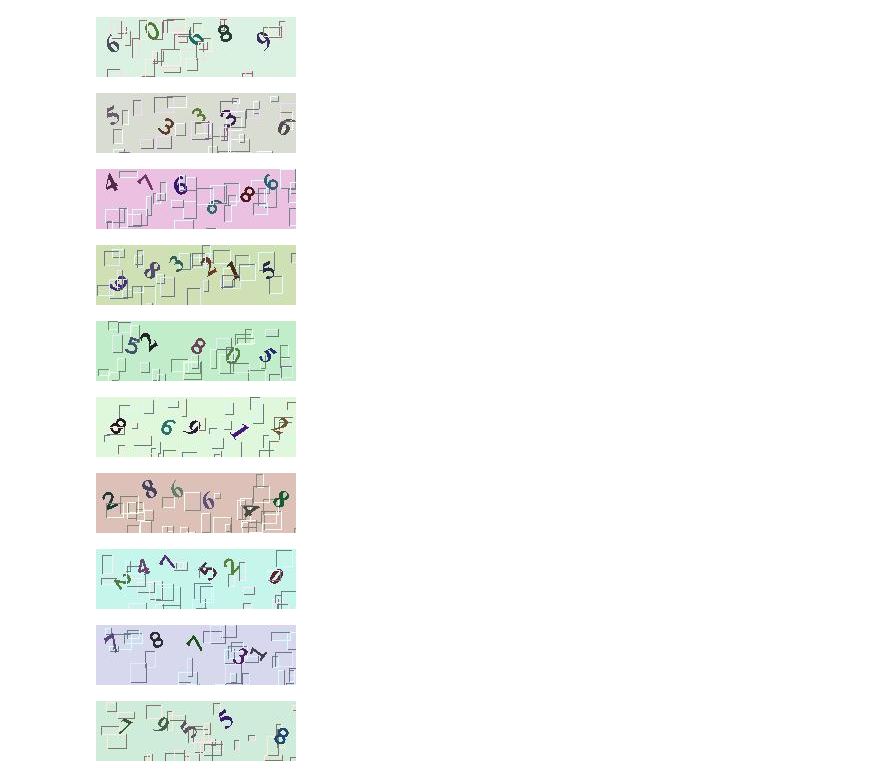
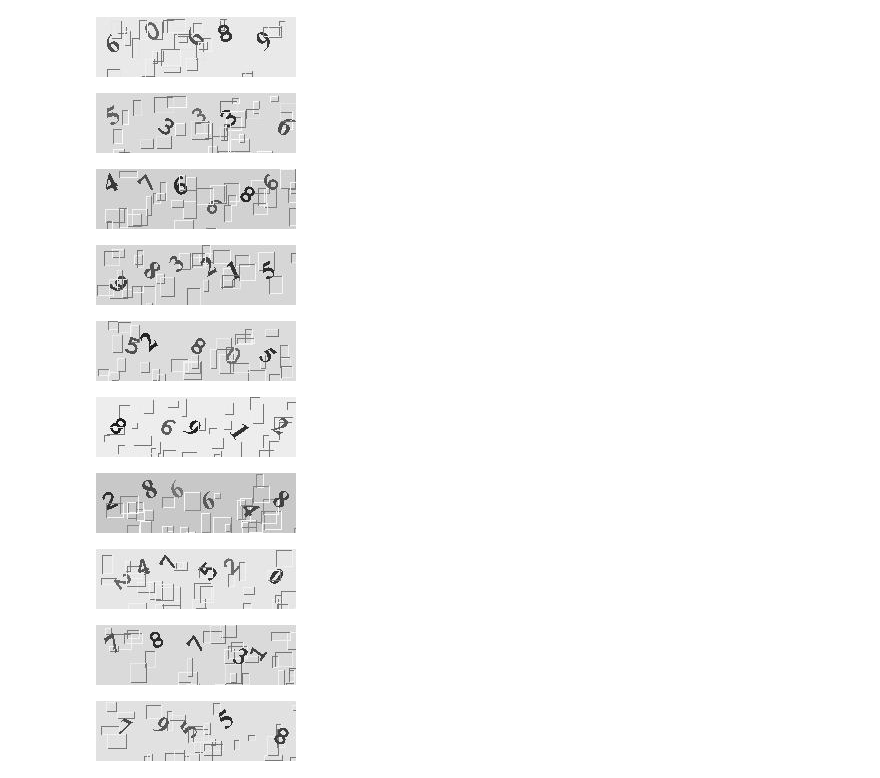
Before and after one commit to tjwei/tjw_ipynb, a Jupyter notebook: twrailway.ipynb, the cells around one changed output. Saved outputs shown, nothing was run; the diff lists cells and outputs as text; code cells hidden in the pictures.

```diff
--- a/twrailway.ipynb
+++ b/twrailway.ipynb
@@ -22,12 +143,12 @@ def display_img_array(ima, cvt=cv2.COLOR_BGR2RGB, **kwargs):
 # %%
-imgs = [cv2.imread('img/rail{}.jpg'.format(i)) for i in range(10)]
+imgs = [cv2.cvtColor(cv2.imread('img/rail{}.jpg'.format(i)), cv2.COLOR_BGR2GRAY ) for i in range(10)]
 for img in imgs:
-    display_img_array(img)
+    display_img_array(img, None)
 # %% [output]
 [figure]
 [figure]
 [figure]
-[figure, old version]
+[figure, new version]
 [figure]
 [figure]
 [figure]
```
Also changed, not shown: parts of 10 cells of this notebook.
